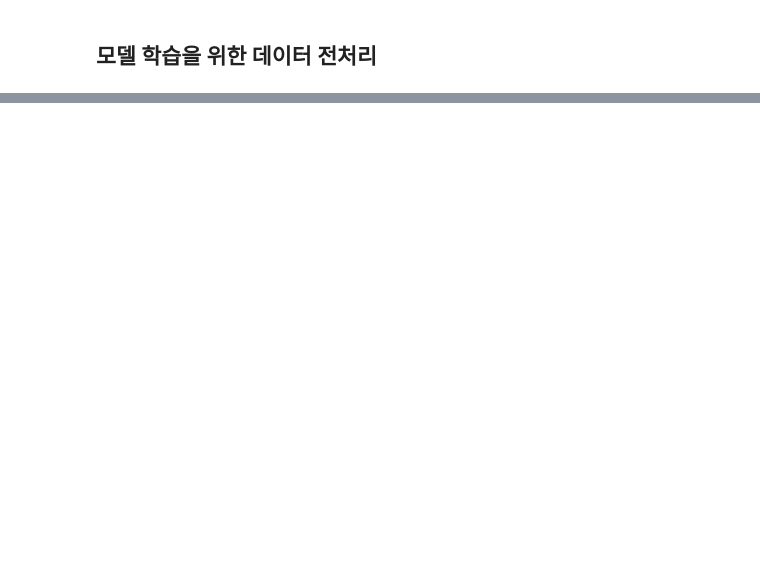
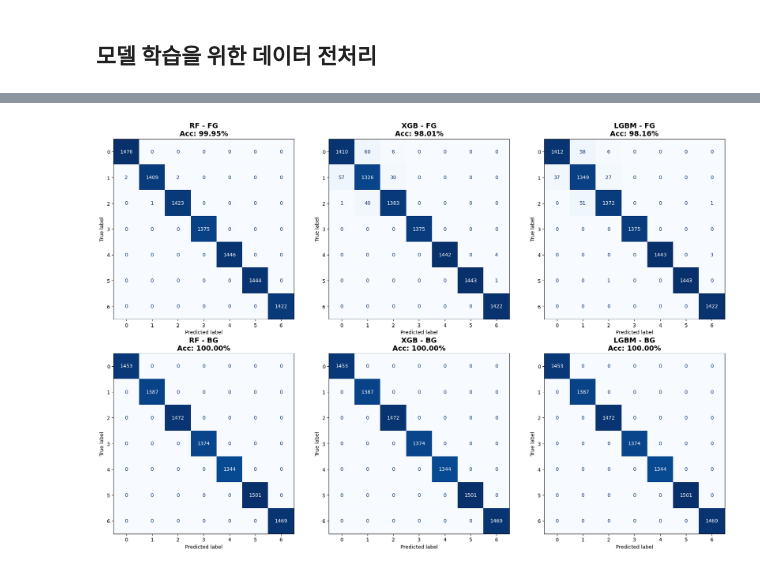
Before and after one commit to soyyoon/ML_project, a Jupyter notebook: model.ipynb, the cells around one changed output, grey strips where cells are left out. Drawn from its saved outputs; the diff is of its cells as text; code cells hidden in the pictures; blank space fills up the shorter version.

```diff
--- a/model.ipynb
+++ b/model.ipynb
@@ -334,0 +538,79 @@ weighted avg     0.9792    0.9791    0.9791     10000
+# %%
+import numpy as np
+import matplotlib.pyplot as plt
+from sklearn.metrics import accuracy_score, confusion_matrix, ConfusionMatrixDisplay
+from sklearn.ensemble import RandomForestClassifier
+import xgboost as xgb
+import lightgbm as lgb
+from tqdm import tqdm
+
+def extract_smart_color_features(images_color_flat, images_gray_flat, threshold=0.1):
+    N = images_color_flat.shape[0]
+    # shape 복구
+    images_color = images_color_flat.reshape(N, 28, 28, 3)
+    images_gray = images_gray_flat.reshape(N, 28, 28)
+
+    fg_features = np.zeros((N, 3))
+    bg_features = np.zeros((N, 3))
+
+    # BG: 네 모서리 평균
+    corners = images_color[:, [0, 0, -1, -1], [0, -1, 0, -1], :]
+    bg_features = np.mean(corners, axis=1)
+
+    # FG: 마스킹
+    for i in range(N):
+        mask = images_gray[i] > threshold
+        if np.sum(mask) > 0:
+            fg_features[i] = np.mean(images_color[i][mask], axis=0)
+        else:
+            # 여전히 숫자가 안 보이면 배경색으로 대체
+            fg_features[i] = bg_features[i]
+
+    return fg_features, bg_features
+
+# --- [Step 2] 데이터 변환 (Correct Threshold) ---
+print(">>> [수정됨] 색상 데이터 다시 추출 중 (Threshold=0.1)...")
+# 학습 데이터
+X_train_fg, X_train_bg = extract_smart_color_features(X_train_flat_color, X_train_flat_gray, threshold=0.1)
+# 테스트 데이터
+X_val_fg, X_val_bg = extract_smart_color_features(X_val_flat_color, X_val_flat_gray, threshold=0.1)
+print(">>> 변환 완료 (FG)")
+
+# --- [Step 3] 모델 학습 & 평가 (RF, XGB, LGBM Only) ---
+training_jobs = [
+    # 1. Foreground (전경색)
+    ("RF - FG", RandomForestClassifier(n_estimators=100, n_jobs=-1, random_state=42), X_train_fg, y_train_fg, X_val_fg, y_val_fg),
+    ("XGB - FG", xgb.XGBClassifier(n_estimators=100, n_jobs=-1, random_state=42), X_train_fg, y_train_fg, X_val_fg, y_val_fg),
+    ("LGBM - FG", lgb.LGBMClassifier(n_estimators=100, n_jobs=-1, random_state=42, verbosity=-1), X_train_fg, y_train_fg, X_val_fg, y_val_fg),
+
+    # 2. Background (배경색)
+    ("RF - BG", RandomForestClassifier(n_estimators=100, n_jobs=-1, random_state=42), X_train_bg, y_train_bg, X_val_bg, y_val_bg),
+    ("XGB - BG", xgb.XGBClassifier(n_estimators=100, n_jobs=-1, random_state=42), X_train_bg, y_train_bg, X_val_bg, y_val_bg),
+    ("LGBM - BG", lgb.LGBMClassifier(n_estimators=100, n_jobs=-1, random_state=42, verbosity=-1), X_train_bg, y_train_bg, X_val_bg, y_val_bg),
+]
+
+# 시각화 설정
+fig, axes = plt.subplots(2, 3, figsize=(18, 12))
+axes = axes.flatten()
+
+print("\n>>> 모델 학습 시작")
+results = {}
+
+for i, (name, model, X_tr, y_tr, X_te, y_te) in enumerate(tqdm(training_jobs)):
+    model.fit(X_tr, y_tr)
+    y_pred = model.predict(X_te)
+    acc = accuracy_score(y_te, y_pred)
+    results[name] = acc
+
+    cm = confusion_matrix(y_te, y_pred)
+    disp = ConfusionMatrixDisplay(confusion_matrix=cm)
+    disp.plot(ax=axes[i], cmap='Blues', values_format='d', colorbar=False)
+    axes[i].set_title(f"{name}\nAcc: {acc:.2%}", fontsize=14, fontweight='bold')
+
+plt.tight_layout()
+plt.show()
+
+print("\n=== 🏆 Final Score (Redemption Round) ===")
+for name, acc in results.items():
+    print(f"{name:<15} : {acc:.2%}")
+# %% [output]
@@ -334,0 +621 @@ weighted avg     0.9792    0.9791    0.9791     10000
+[figure, added]
```
Also changed, not shown: parts of 21 cells of this notebook.
